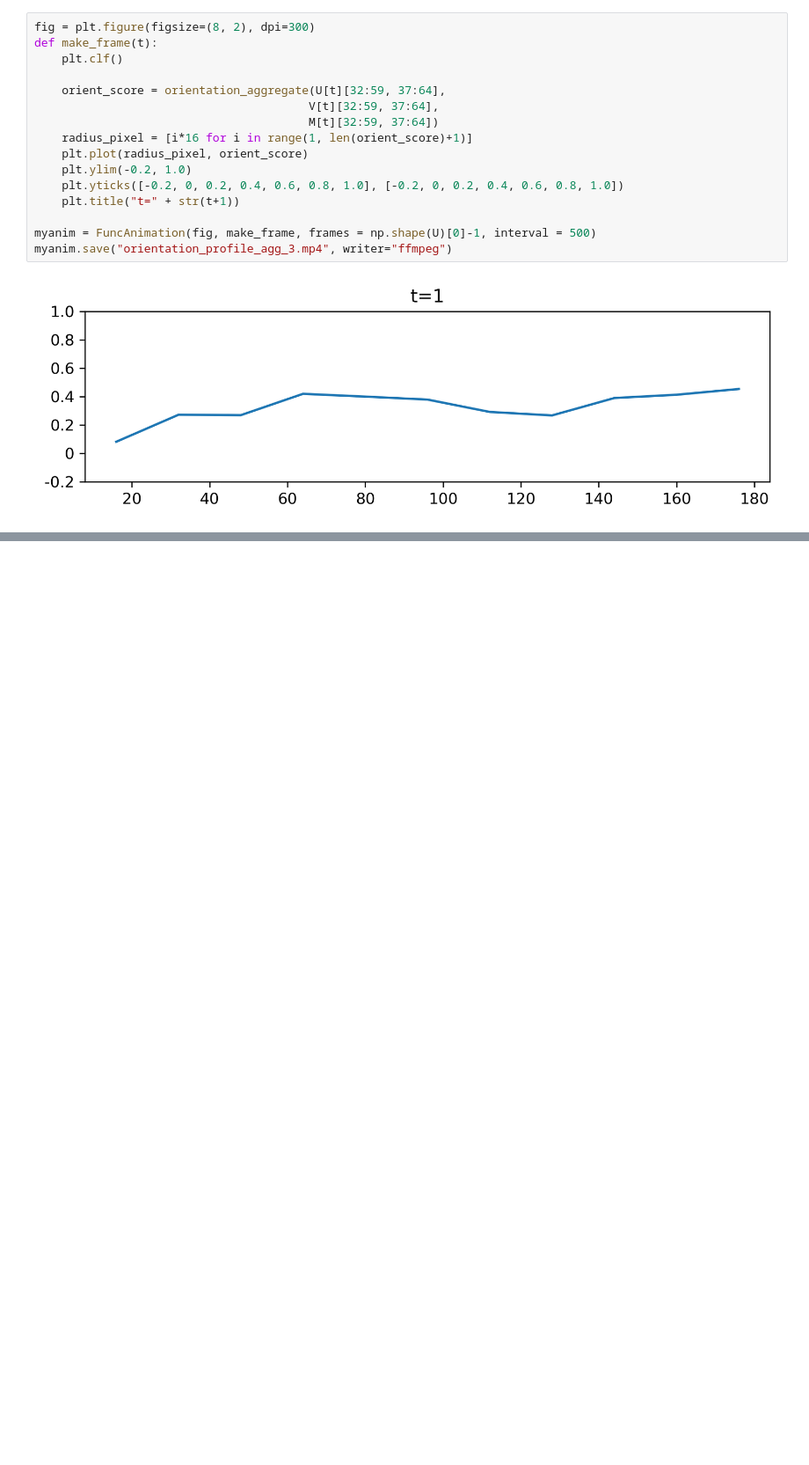
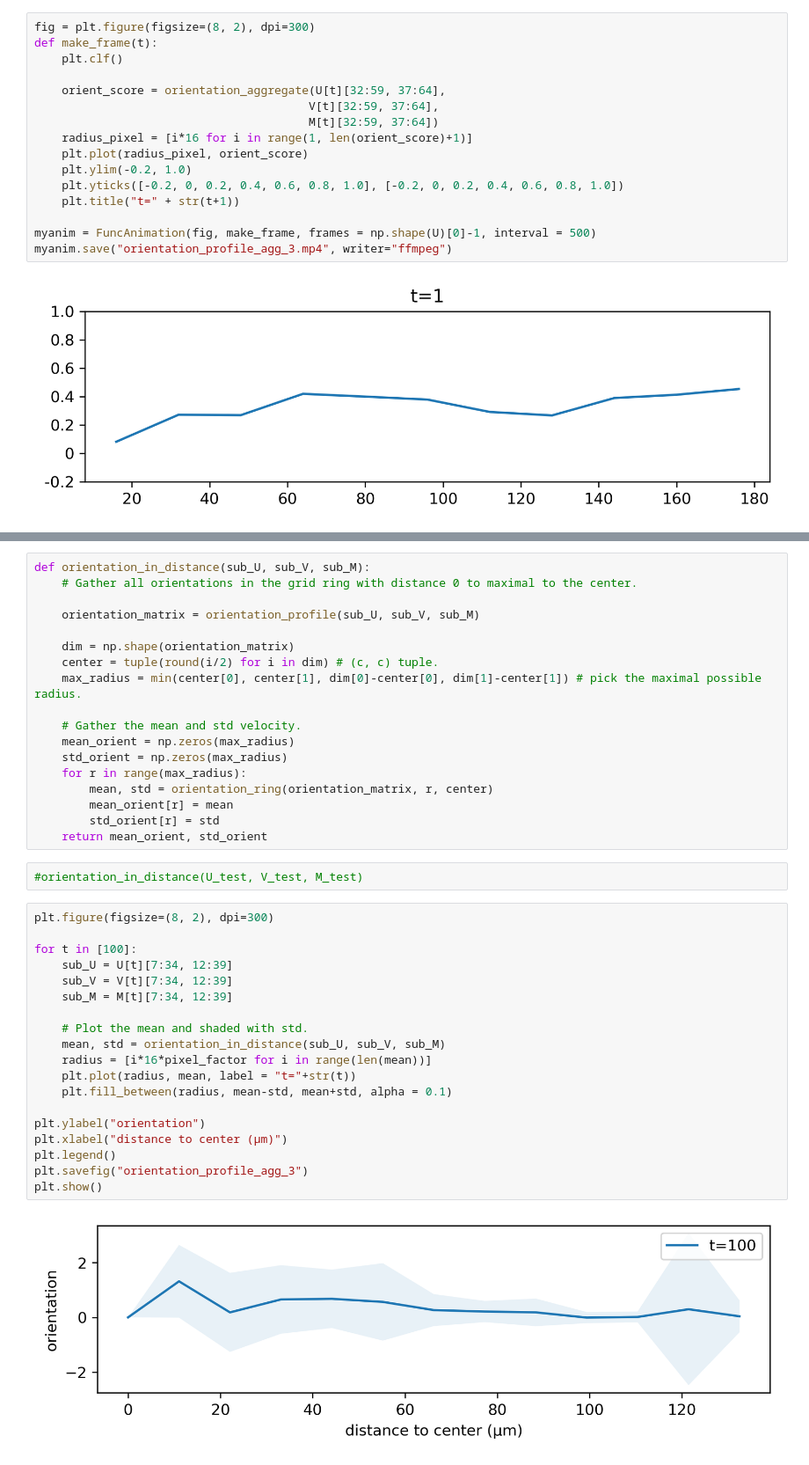
Before and after one commit to rzhou-space/PIV_analysis_headon_data, a Jupyter notebook: mesenchym_analysis.ipynb, the cells around one changed output, grey strips where cells are left out. Shown at 88% size. Cells and saved outputs as stored; diff of their text form; blank space fills up the shorter version.

```diff
--- a/mesenchym_analysis.ipynb
+++ b/mesenchym_analysis.ipynb
@@ -365,0 +393,41 @@ myanim.save("orientation_profile_agg_3.mp4", writer="ffmpeg")
+# %%
+def orientation_in_distance(sub_U, sub_V, sub_M):
+    # Gather all orientations in the grid ring with distance 0 to maximal to the center.
+
+    orientation_matrix = orientation_profile(sub_U, sub_V, sub_M)
+
+    dim = np.shape(orientation_matrix)
+    center = tuple(round(i/2) for i in dim) # (c, c) tuple.
+    max_radius = min(center[0], center[1], dim[0]-center[0], dim[1]-center[1]) # pick the maximal possible radius.
+
+    # Gather the mean and std velocity.
+    mean_orient = np.zeros(max_radius)
+    std_orient = np.zeros(max_radius)
+    for r in range(max_radius):
+        mean, std = orientation_ring(orientation_matrix, r, center)
+        mean_orient[r] = mean
+        std_orient[r] = std
+    return mean_orient, std_orient
+# %%
+#orientation_in_distance(U_test, V_test, M_test)
+# %%
+plt.figure(figsize=(8, 2), dpi=300)
+
+for t in [100]:
+    sub_U = U[t][7:34, 12:39]
+    sub_V = V[t][7:34, 12:39]
+    sub_M = M[t][7:34, 12:39]
+
+    # Plot the mean and shaded with std.
+    mean, std = orientation_in_distance(sub_U, sub_V, sub_M)
+    radius = [i*16*pixel_factor for i in range(len(mean))]
+    plt.plot(radius, mean, label = "t="+str(t))
+    plt.fill_between(radius, mean-std, mean+std, alpha = 0.1)
+
+plt.ylabel("orientation")
+plt.xlabel("distance to center (μm)")
+plt.legend()
+plt.savefig("orientation_profile_agg_3")
+plt.show()
+# %% [output]
+[figure, added]
```
Also changed, not shown: parts of 19 cells of this notebook.
